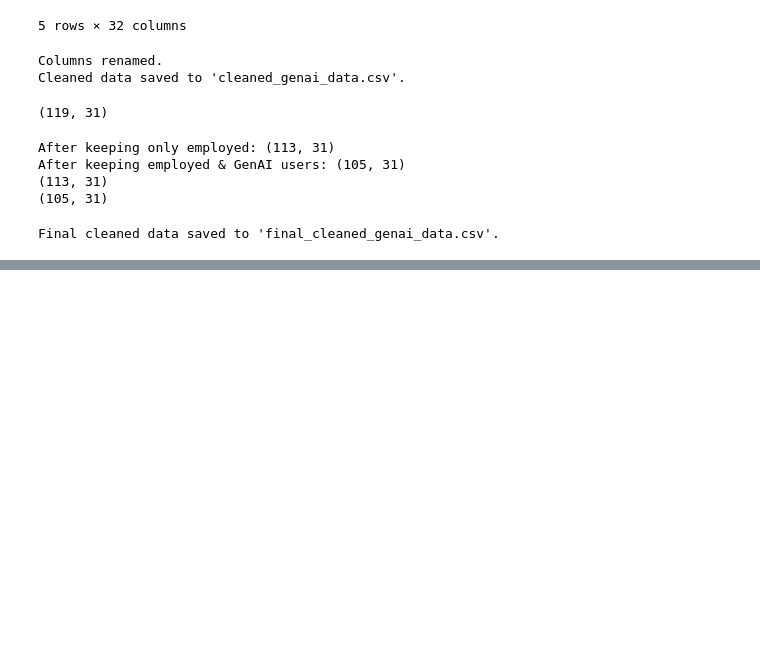
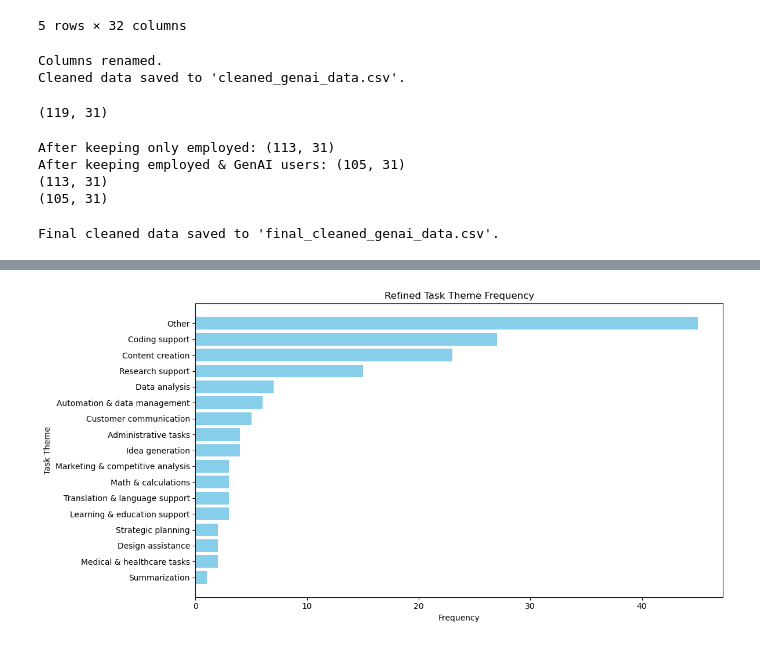
Before and after one commit to Sara-Alsiddig/smba, a Jupyter notebook: data_analysis.ipynb, the cells around one changed output, grey strips where cells are left out. Saved outputs shown, nothing was run; the diff lists cells and outputs as text; code cells hidden in the pictures; blank space fills up the shorter version.

```diff
--- a/data_analysis.ipynb
+++ b/data_analysis.ipynb
@@ -538,0 +638,85 @@ Pride & Empowerment: 4
+# %%
+import pandas as pd
+import string
+import numpy as np
+from collections import Counter
+import matplotlib.pyplot as plt
+import re
+
+# ====== CONFIG ======
+INPUT_FILE = "/Users/sara/projects/smba/data/processed/final_cleaned_genai_data.csv"
+OUTPUT_FILE = "classified_tasks.csv"
+PLOT_FILE = "refined_task_theme_frequency.png"
+
+# ====== CATEGORY KEYWORDS ======
+category_keywords = {
+    'Content creation': ['write','draft','report','content','email','copy','documentation','slides'],
+    'Coding support': ['code','debug','script','app','troubleshoot','coding','technical','programming','sql','queries'],
+    'Data analysis': ['analysis','data','insight','metrics','dashboard','analytics','database'],
+    'Idea generation': ['idea','brainstorm','concept'],
+    'Administrative tasks': ['admin','schedule','minutes','letter','summary','projekt','facharbeit','macro'],
+    'Design assistance': ['design','visual','graphic','mockup','banner'],
+    'Customer communication': ['client','customer','proposal','communication','feedback','pitch'],
+    'Translation & language support': ['translate','translation','language','localization'],
+    'Presentation creation': ['presentation','slides','deck','webinar'],
+    'Learning & education support': ['learn','training','tutorial','course','coaching','homework','lessons','students'],
+    'Research support': ['research','literature','review','survey','library','terminology','google search','questions','benchmark'],
+    'Summarization': ['summarize','summary','recap','digest'],
+    'Automation & data management': ['automation','automate','workflow','macro','data entry','database','excel','sheets'],
+    'Strategic planning': ['strategy','plan','roadmap','goals'],
+    'Marketing & competitive analysis': ['marketing','seo','ads','campaign','competitive','market','benchmark'],
+    'HR & people support': ['hr','recruitment','onboarding','hiring'],
+    'Math & calculations': ['equation','estimate','calculation','math','formula','logic'],
+    'Medical & healthcare tasks': ['drug','patient','dosage','diagnosis']
+}
+
+# ====== FUNCTIONS ======
+def normalize_text(text):
+    return text.lower().translate(str.maketrans('', '', string.punctuation))
+
+def classify(text):
+    if not isinstance(text, str) or not text.strip():
+        return {'Other'}
+    text_norm = normalize_text(text)
+    codes = set()
+    for category, keywords in category_keywords.items():
+        for word in keywords:
+            if re.search(r'\b' + re.escape(word) + r'\b', text_norm):
+                codes.add(category)
+                break
+    return codes or {'Other'}
+
+# ====== LOAD DATA ======
+df = pd.read_csv(INPUT_FILE)
+
+# ====== CLASSIFY ======
+df['codes'] = df['tasks_description'].apply(classify)
+df['codes_str'] = df['codes'].apply(lambda x: '; '.join(sorted(x)))
+
+# ====== COUNT ======
+all_codes_flat = [code for codes in df['codes'] for code in codes]
+code_counts = Counter(all_codes_flat)
+
+# ====== SORT with "Other" first ======
+themes_sorted = sorted(code_counts.keys(), key=lambda x: (x != "Other", -code_counts[x]))
+counts_sorted = [code_counts[theme] for theme in themes_sorted]
+
+# ====== PLOT ======
+plt.figure(figsize=(12, 6))
+plt.barh(themes_sorted, counts_sorted, color='skyblue')
+plt.xlabel("Frequency")
+plt.ylabel("Task Theme")
+plt.title("Refined Task Theme Frequency")
+plt.gca().invert_yaxis()
+plt.tight_layout()
+plt.savefig(PLOT_FILE, dpi=300, bbox_inches='tight')
+plt.show()
+
+# ====== SAVE OUTPUT ======
+df.to_csv(OUTPUT_FILE, index=False)
+
+print("Classification complete.")
+print(f"Top categories: {themes_sorted[:5]}")
+print(f"Saved plot as {PLOT_FILE} and data as {OUTPUT_FILE}")
+# %% [output]
+[figure, added]
```
Also changed, not shown: parts of 8 cells of this notebook, 8 other files.
